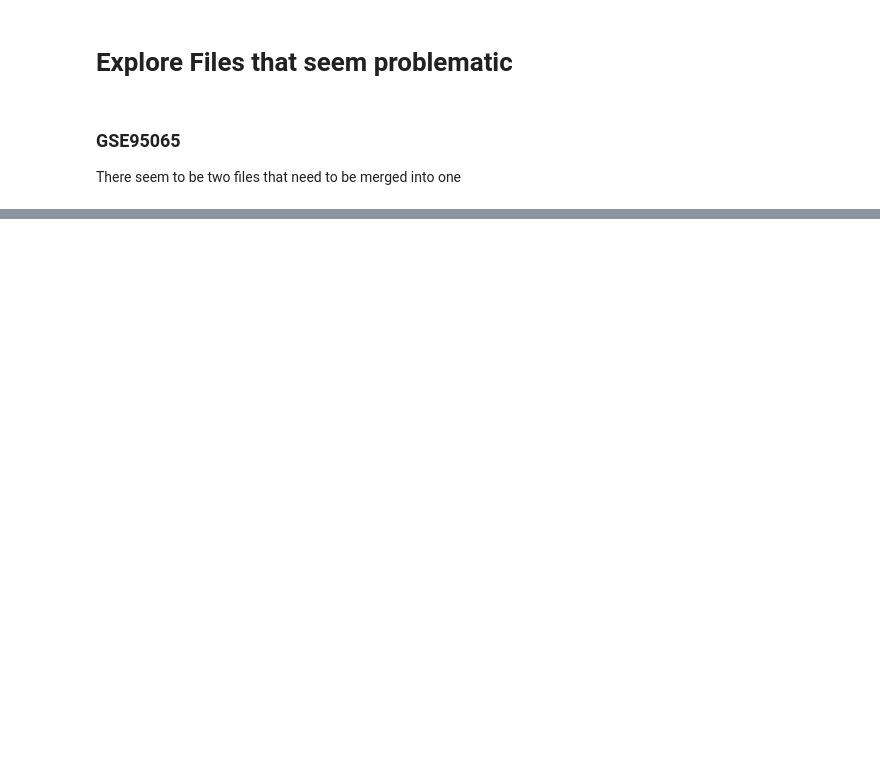
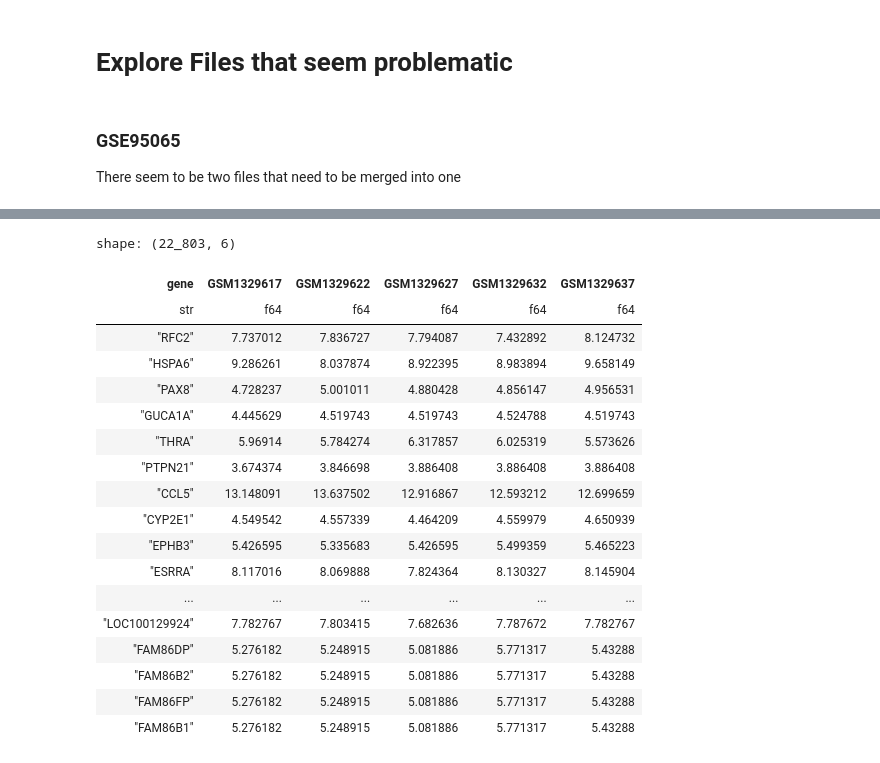
Before and after one commit to thelgis/applied-bioinformatics-thesis, a Jupyter notebook: notebooks/Exploratory_Analysis.ipynb, the cells around one changed output, grey strips where cells are left out. Saved outputs shown, nothing was run; the diff lists cells and outputs as text; code cells hidden in the pictures; blank space fills up the shorter version.

```diff
--- a/notebooks/Exploratory_Analysis.ipynb
+++ b/notebooks/Exploratory_Analysis.ipynb
@@ -196,0 +226,22 @@ shape: (10_516, 34)
+# %%
+GSE55098_two
+# %% [output]
+shape: (22_803, 6)
+| gene | GSM1329617 | GSM1329622 | GSM1329627 | GSM1329632 | GSM1329637 |
+| str | f64 | f64 | f64 | f64 | f64 |
+| "RFC2" | 7.737012 | 7.836727 | 7.794087 | 7.432892 | 8.124732 |
+| "HSPA6" | 9.286261 | 8.037874 | 8.922395 | 8.983894 | 9.658149 |
+| "PAX8" | 4.728237 | 5.001011 | 4.880428 | 4.856147 | 4.956531 |
+| "GUCA1A" | 4.445629 | 4.519743 | 4.519743 | 4.524788 | 4.519743 |
+| "THRA" | 5.96914 | 5.784274 | 6.317857 | 6.025319 | 5.573626 |
+| "PTPN21" | 3.674374 | 3.846698 | 3.886408 | 3.886408 | 3.886408 |
+| "CCL5" | 13.148091 | 13.637502 | 12.916867 | 12.593212 | 12.699659 |
+| "CYP2E1" | 4.549542 | 4.557339 | 4.464209 | 4.559979 | 4.650939 |
+| "EPHB3" | 5.426595 | 5.335683 | 5.426595 | 5.499359 | 5.465223 |
+| "ESRRA" | 8.117016 | 8.069888 | 7.824364 | 8.130327 | 8.145904 |
+| ... | ... | ... | ... | ... | ... |
+| "LOC100129924" | 7.782767 | 7.803415 | 7.682636 | 7.787672 | 7.782767 |
+| "FAM86DP" | 5.276182 | 5.248915 | 5.081886 | 5.771317 | 5.43288 |
+| "FAM86B2" | 5.276182 | 5.248915 | 5.081886 | 5.771317 | 5.43288 |
+| "FAM86FP" | 5.276182 | 5.248915 | 5.081886 | 5.771317 | 5.43288 |
+| "FAM86B1" | 5.276182 | 5.248915 | 5.081886 | 5.771317 | 5.43288 |
```
Also changed, not shown: parts of 3 cells of this notebook, 13 other files.
